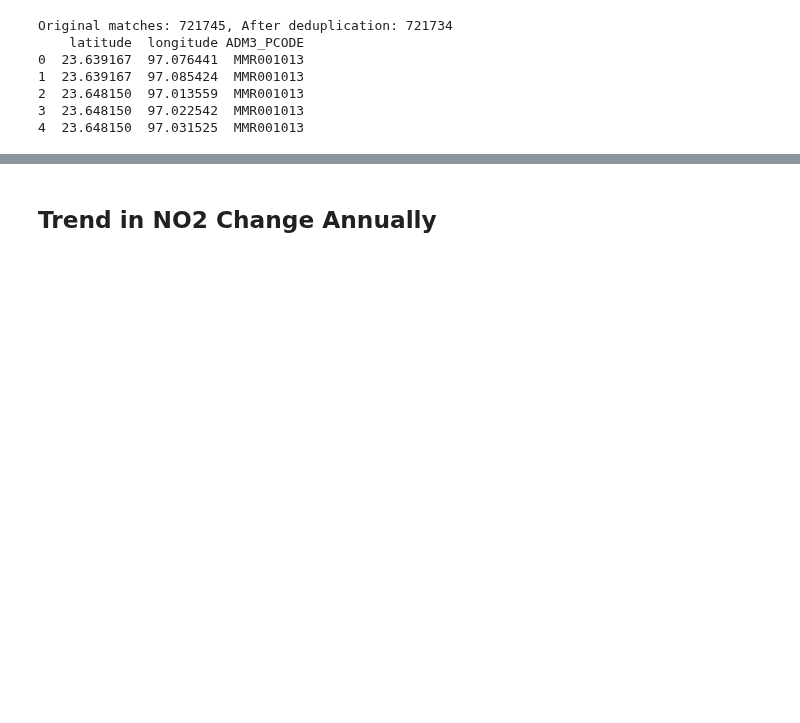
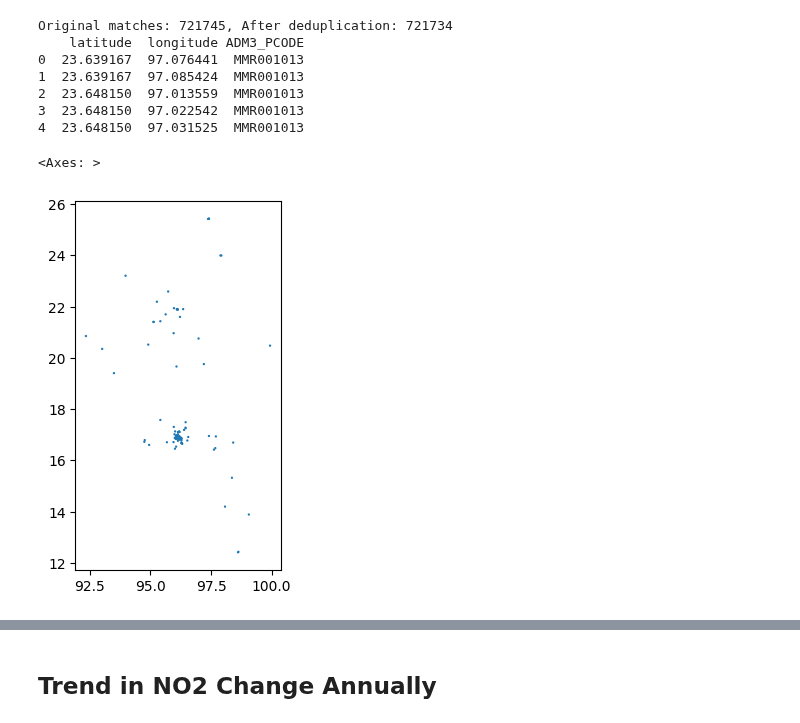
Before and after one commit to datapartnership/myanmar-economic-monitor, a Jupyter notebook: notebooks/airpollution/air_pollution.ipynb, the cells around one changed output, grey strips where cells are left out. Cells and saved outputs as stored; diff of their text form; code cells hidden in the pictures; blank space fills up the shorter version.

```diff
--- a/notebooks/airpollution/air_pollution.ipynb
+++ b/notebooks/airpollution/air_pollution.ipynb
@@ -38,7 +38,8 @@ BOUNDARY_FOLDER = DATA_FOLDER / "boundaries"
 # %%
-mmr_adm0 = gpd.read_file(BOUNDARY_FOLDER / "mmr_polbnda_adm0_250k_mimu_20240215.shp")
-mmr_adm1 = gpd.read_file(BOUNDARY_FOLDER / "mmr_polbnda_adm1_250k_mimu_20240215.shp")
-mmr_adm2 = gpd.read_file(BOUNDARY_FOLDER / "mmr_polbnda_adm2_250k_mimu_20240215.shp")
-mmr_adm3 = gpd.read_file(BOUNDARY_FOLDER / "mmr_polbnda_adm3_250k_mimu_20240215.shp")
-mmr_adm4 = gpd.read_file(BOUNDARY_FOLDER / "mmr_polbnda_adm4_250k_mimu_20240215.shp")
+mmr_adm0 = gpd.read_file(BOUNDARY_FOLDER/'mmr_polbnda_adm0_250k_mimu_20240215.shp')
+mmr_adm1 = gpd.read_file(BOUNDARY_FOLDER/'mmr_polbnda_adm1_250k_mimu_20240215.shp')
+mmr_adm2 = gpd.read_file(BOUNDARY_FOLDER/'mmr_polbnda_adm2_250k_mimu_20240215.shp')
+mmr_adm3 = gpd.read_file(BOUNDARY_FOLDER/'mmr_polbnda_adm3_250k_mimu_20240215.shp')
+mmr_adm4 = gpd.read_file(BOUNDARY_FOLDER/'mmr_polbnda_adm4_250k_mimu_20240215.shp')
+ind = gpd.read_file(BOUNDARY_FOLDER/'industrial__special_economic_zones_sept2019.shp')
 # %%
@@ -108,0 +105,16 @@ mmr_no2_adm3 = (
+# %%
+# Create 10km buffer around each industrial zone point
+# First convert to a projected CRS for accurate distance calculations (UTM Zone 46N for Myanmar)
+ind_projected = ind.to_crs('EPSG:32646')
+
+# Create 10km buffer (10000 meters)
+ind_buffered = ind_projected.copy()
+ind_buffered['geometry'] = ind_projected.geometry.buffer(5000)
+
+# Convert back to geographic CRS for consistency with other datasets
+ind_buffered = ind_buffered.to_crs('EPSG:4326')
+# %%
+ind_buffered.to_file
+# %% [output]
+<Axes: >
+[figure, added]
```
Also changed, not shown: parts of 29 cells of this notebook, 3 other files.
